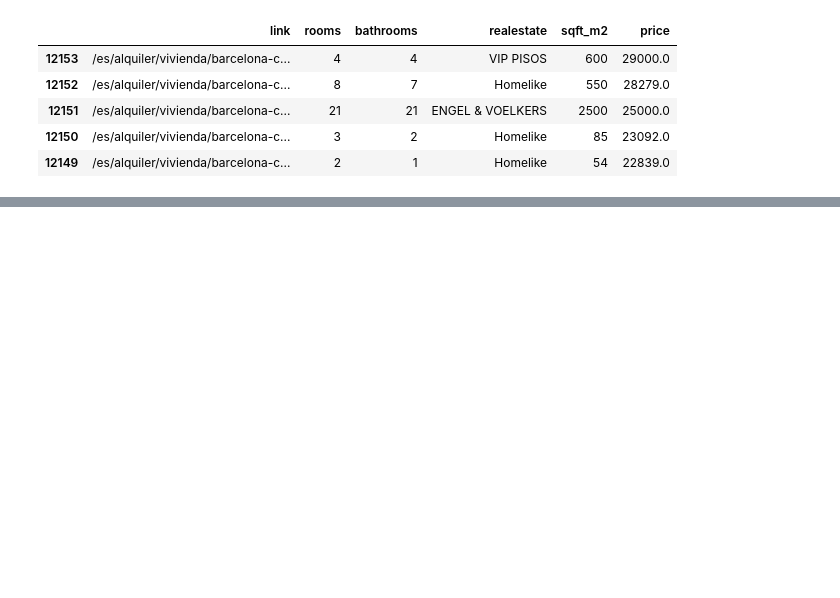
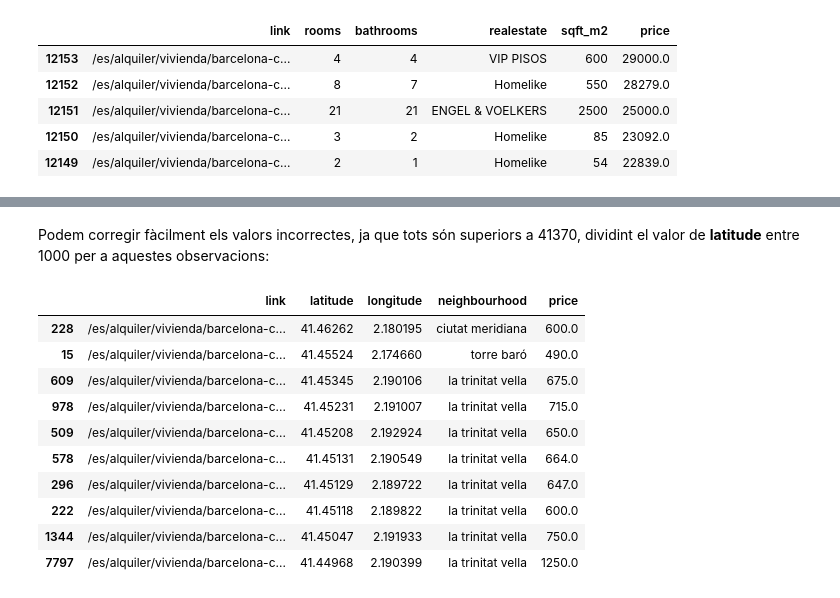
Before and after one commit to xordi/TPCD_Practica2, a Jupyter notebook: src/notebook.ipynb, the cells around one changed output, grey strips where cells are left out. Saved outputs shown, nothing was run; the diff lists cells and outputs as text; code cells hidden in the pictures; blank space fills up the shorter version.

```diff
--- a/src/notebook.ipynb
+++ b/src/notebook.ipynb
@@ -231,0 +261,17 @@ D'altra banda, sí que hem d'examinar la variable latitude i longitude, hi veiem
+# %% [markdown]
+Podem corregir fàcilment els valors incorrectes, ja que tots són superiors a 41370, dividint  el valor de __latitude__ entre 1000 per a aquestes observacions:
+# %%
+apartments.loc[apartments['latitude'] > 41370, 'latitude'] = apartments['latitude']/1000
+apartments.sort_values('latitude', ascending=False).head(10)[['link', 'latitude', 'longitude', 'neighbourhood', 'price']]
+# %% [output]
+|  | link | latitude | longitude | neighbourhood | price |
+| 228 | /es/alquiler/vivienda/barcelona-c... | 41.46262 | 2.180195 | ciutat meridiana | 600.0 |
+| 15 | /es/alquiler/vivienda/barcelona-c... | 41.45524 | 2.174660 | torre baró | 490.0 |
+| 609 | /es/alquiler/vivienda/barcelona-c... | 41.45345 | 2.190106 | la trinitat vella | 675.0 |
+| 978 | /es/alquiler/vivienda/barcelona-c... | 41.45231 | 2.191007 | la trinitat vella | 715.0 |
+| 509 | /es/alquiler/vivienda/barcelona-c... | 41.45208 | 2.192924 | la trinitat vella | 650.0 |
+| 578 | /es/alquiler/vivienda/barcelona-c... | 41.45131 | 2.190549 | la trinitat vella | 664.0 |
+| 296 | /es/alquiler/vivienda/barcelona-c... | 41.45129 | 2.189722 | la trinitat vella | 647.0 |
+| 222 | /es/alquiler/vivienda/barcelona-c... | 41.45118 | 2.189822 | la trinitat vella | 600.0 |
+| 1344 | /es/alquiler/vivienda/barcelona-c... | 41.45047 | 2.191933 | la trinitat vella | 750.0 |
+| 7797 | /es/alquiler/vivienda/barcelona-c... | 41.44968 | 2.190399 | la trinitat vella | 1250.0 |
```
Also changed, not shown: parts of 20 cells of this notebook.
